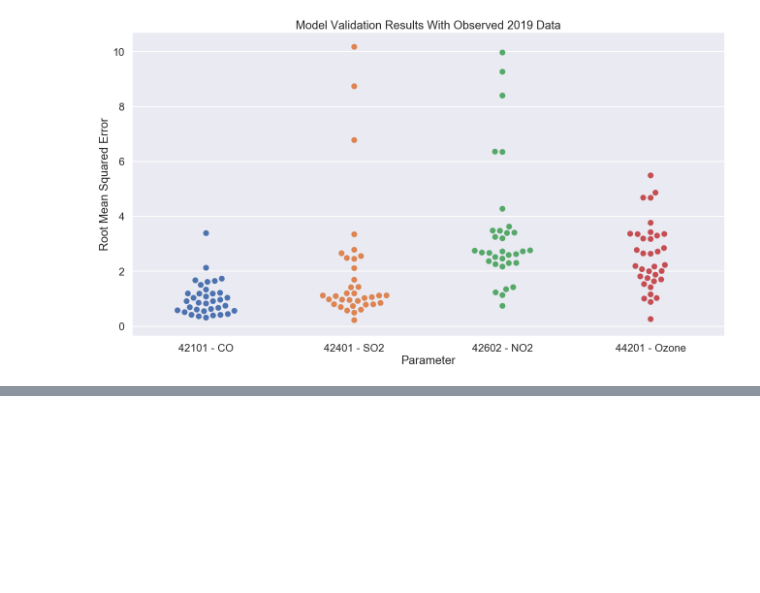
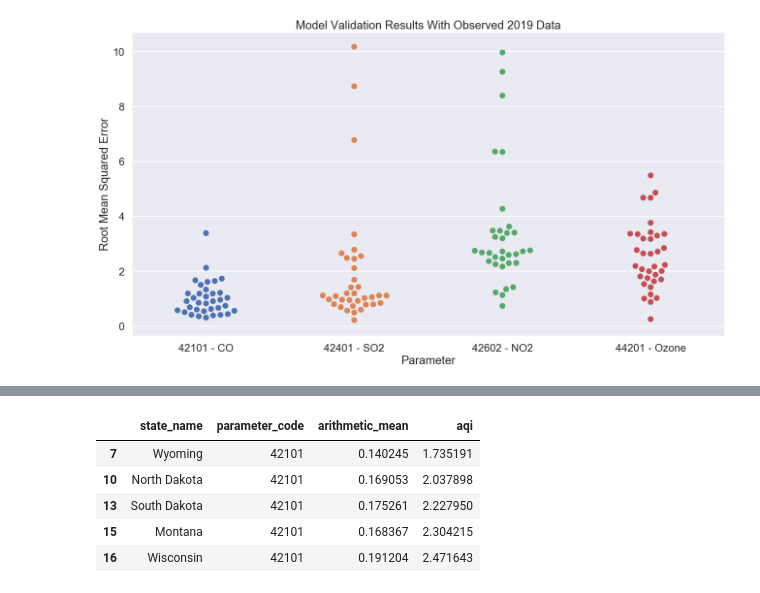
Before and after one commit to bbjornstad/air-pollution-prediction, a Jupyter notebook: data_analysis_2.ipynb, the cells around one changed output, grey strips where cells are left out. Saved outputs shown, nothing was run; the diff lists cells and outputs as text; code cells hidden in the pictures; blank space fills up the shorter version.

```diff
--- a/data_analysis_2.ipynb
+++ b/data_analysis_2.ipynb
@@ -562,0 +587,10 @@ rmse_val_fig.savefig('plots/model_validation_2019_swarm.png')
+# %%
+co_air_results = air_results_by_param.loc[air_results_by_param.parameter_code == 42101]
+co_air_results.head()
+# %% [output]
+|  | state_name | parameter_code | arithmetic_mean | aqi |
+| 7 | Wyoming | 42101 | 0.140245 | 1.735191 |
+| 10 | North Dakota | 42101 | 0.169053 | 2.037898 |
+| 13 | South Dakota | 42101 | 0.175261 | 2.227950 |
+| 15 | Montana | 42101 | 0.168367 | 2.304215 |
+| 16 | Wisconsin | 42101 | 0.191204 | 2.471643 |
```
Also changed, not shown: parts of 6 cells of this notebook.
